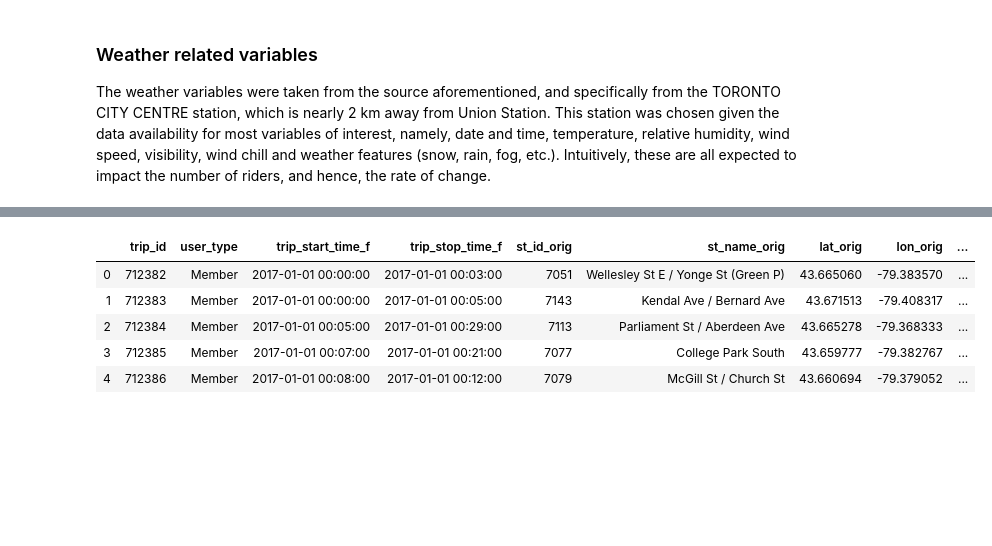
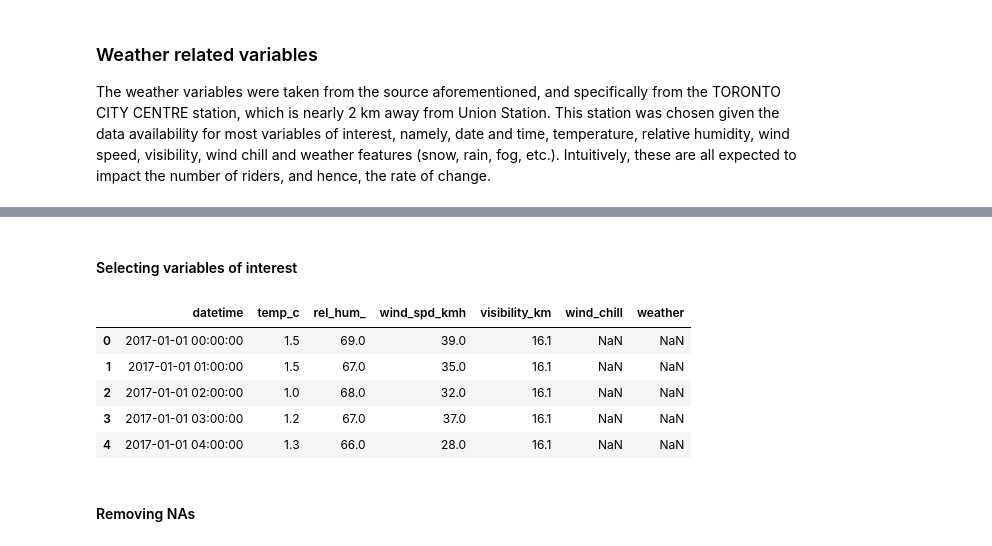
Before and after one commit to josescuderoh/bikeshare-replenishment-forecast, a Jupyter notebook: Code/EDA.ipynb, the cells around one changed output, grey strips where cells are left out. Cells and saved outputs as stored; diff of their text form; code cells hidden in the pictures; blank space fills up the shorter version.

```diff
--- a/Code/EDA.ipynb
+++ b/Code/EDA.ipynb
@@ -390,0 +381,15 @@ The weather variables were taken from the source aforementioned, and specificall
+# %%
+def fix_names(names):
+    """This function takes a list of column names and standardizes the names
+    for Python analysis returning a list of fixed names
+    >>> fix_names(['New Col 1', 'NeW. Col. 2'])
+    ['new_col_1', 'new_col_2']
+    """
+    import re
+
+    fixed_names = [name.lower().strip().replace(' ','_') for name in names]
+    fixed_names = [re.sub(r'[^\w_]', '', name) for name in fixed_names]
+
+    return fixed_names
+# %%
+weather_df.columns = fix_names(weather_df.columns.to_list())
@@ -391,9 +406,18 @@ The weather variables were taken from the source aforementioned, and specificall
+# %% [markdown]
+#### Selecting variables of interest
+# %%
+weather_df = weather_df[['datetime','temp_c', 'rel_hum_', 'wind_spd_kmh',
+                        'visibility_km', 'wind_chill', 'weather']]
+# %%
+weather_df.datetime = pd.to_datetime(weather_df.datetime)
 # %%
-counts_union.head()
+weather_df.head()
 # %% [output]
-|  | trip_id | user_type | trip_start_time_f | trip_stop_time_f | st_id_orig | st_name_orig | lat_orig | lon_orig | ... |
-| 0 | 712382 | Member | 2017-01-01 00:00:00 | 2017-01-01 00:03:00 | 7051 | Wellesley St E / Yonge St (Green P) | 43.665060 | -79.383570 | ... |
-| 1 | 712383 | Member | 2017-01-01 00:00:00 | 2017-01-01 00:05:00 | 7143 | Kendal Ave / Bernard Ave | 43.671513 | -79.408317 | ... |
-| 2 | 712384 | Member | 2017-01-01 00:05:00 | 2017-01-01 00:29:00 | 7113 | Parliament St / Aberdeen Ave | 43.665278 | -79.368333 | ... |
-| 3 | 712385 | Member | 2017-01-01 00:07:00 | 2017-01-01 00:21:00 | 7077 | College Park South | 43.659777 | -79.382767 | ... |
-| 4 | 712386 | Member | 2017-01-01 00:08:00 | 2017-01-01 00:12:00 | 7079 | McGill St / Church St | 43.660694 | -79.379052 | ... |
+|  | datetime | temp_c | rel_hum_ | wind_spd_kmh | visibility_km | wind_chill | weather |
+| 0 | 2017-01-01 00:00:00 | 1.5 | 69.0 | 39.0 | 16.1 | NaN | NaN |
+| 1 | 2017-01-01 01:00:00 | 1.5 | 67.0 | 35.0 | 16.1 | NaN | NaN |
+| 2 | 2017-01-01 02:00:00 | 1.0 | 68.0 | 32.0 | 16.1 | NaN | NaN |
+| 3 | 2017-01-01 03:00:00 | 1.2 | 67.0 | 37.0 | 16.1 | NaN | NaN |
+| 4 | 2017-01-01 04:00:00 | 1.3 | 66.0 | 28.0 | 16.1 | NaN | NaN |
+# %% [markdown]
+#### Removing NAs
```
Also changed, not shown: parts of 55 cells of this notebook, 1 other file.
